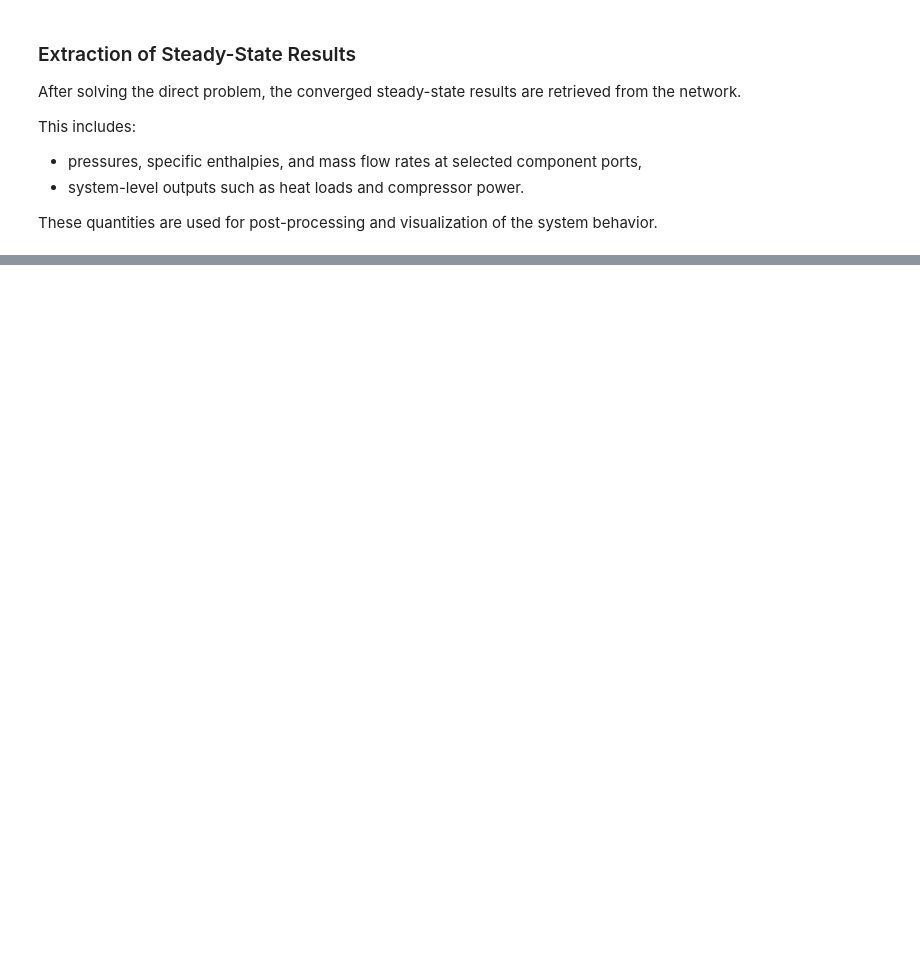
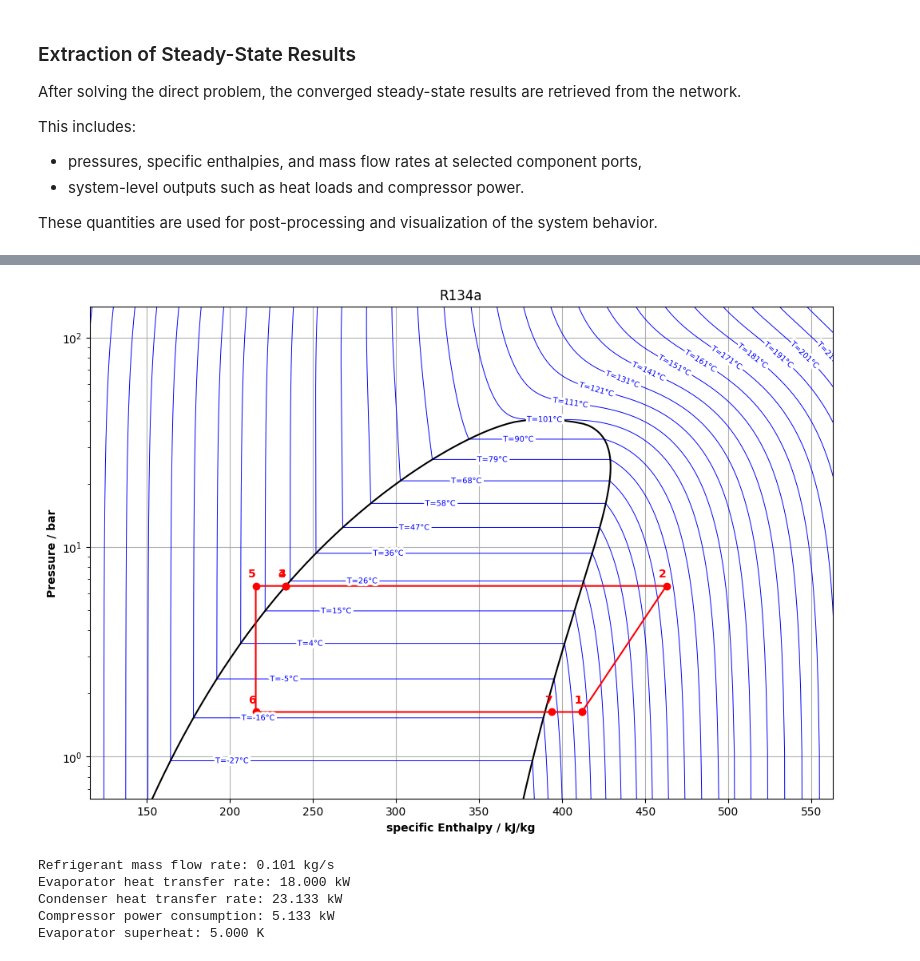
Before and after one commit to MircoGanz/th4din, a Jupyter notebook: main.ipynb, the cells around one changed output, grey strips where cells are left out. Cells and saved outputs as stored; diff of their text form; code cells hidden in the pictures; blank space fills up the shorter version.

```diff
--- a/main.ipynb
+++ b/main.ipynb
@@ -1222,28 +1463,53 @@ Residual norm = 2.085e+00, Obj = 5.032e+00
 # %%
-res_inv = net.get_results()
+res_invp = net.get_results()
 
-p1 = res_inv["ports"]["Comp"]["in"]["p"]
-p2 = res_inv["ports"]["Comp"]["out"]["p"]
-h1 = res_inv["ports"]["Comp"]["in"]["h"]
-h2 = res_inv["ports"]["Comp"]["out"]["h"]
+p1 = res_invp["ports"]["Comp"]["in"]["p"]
+p2 = res_invp["ports"]["Comp"]["out"]["p"]
+h1 = res_invp["ports"]["Comp"]["in"]["h"]
+h2 = res_invp["ports"]["Comp"]["out"]["h"]
 
-p3 = res_inv["ports"]["Cond"]["out_r"]["p"]
-h3 = res_inv["ports"]["Cond"]["out_r"]["h"]
+p3 = res_invp["ports"]["Cond"]["out_r"]["p"]
+h3 = res_invp["ports"]["Cond"]["out_r"]["h"]
 
-p4 = res_inv["ports"]["Rev"]["out"]["p"]
-h4 = res_inv["ports"]["Rev"]["out"]["h"]
+p4 = res_invp["ports"]["Rev"]["out"]["p"]
+h4 = res_invp["ports"]["Rev"]["out"]["h"]
 
-p5 = res_inv["ports"]["IHX"]["out_hot"]["p"]
-h5 = res_inv["ports"]["IHX"]["out_hot"]["h"]
+p5 = res_invp["ports"]["IHX"]["out_hot"]["p"]
+h5 = res_invp["ports"]["IHX"]["out_hot"]["h"]
 
-p6 = res_inv["ports"]["Exp"]["out"]["p"]
-h6 = res_inv["ports"]["Exp"]["out"]["h"]
+p6 = res_invp["ports"]["Exp"]["out"]["p"]
+h6 = res_invp["ports"]["Exp"]["out"]["h"]
 
-p7 = res_inv["ports"]["Evap"]["out_r"]["p"]
-h7 = res_inv["ports"]["Evap"]["out_r"]["h"]
+p7 = res_invp["ports"]["Evap"]["out_r"]["p"]
+h7 = res_invp["ports"]["Evap"]["out_r"]["h"]
 
+m_r = res_invp["ports"]["Comp"]["in"]["m"] # refrigerant mass flow rate
+
+Q_evap = res_invp["outputs"]["Evap"]["Q"]  # Evaporator heat transfer rate
+
+Q_cond = res_invp["outputs"]["Cond"]["Q"]  # condenser heat transfer rate
+
+P_comp = res_invp["outputs"]["Comp"]["P"]  # compressor power
+
+dTsh = res_invp["outputs"]["Evap"]["dTsh"] # evaporator superheat
 
 logph([[h1 * 1e-3, h2 * 1e-3, h3 * 1e-3, h4 * 1e-3, h5 * 1e-3, h6 * 1e-3, h7 * 1e-3, h1 * 1e-3]],
       [[p1 * 1e-5, p2 * 1e-5, p3 * 1e-5, p4 * 1e-5, p5 * 1e-5, p6 * 1e-5, p7 * 1e-5, p1 * 1e-5]],
       [[1, 2, 3, 4, 5, 6, 7, 1]],
       [net.fluid_loops[1]])
+
+# Print selected steady-state performance indicators of the system
+print(
+    f"Refrigerant mass flow rate: {m_r:.3f} kg/s\n"
+    f"Evaporator heat transfer rate: {Q_evap * 1e-3:.3f} kW\n"
+    f"Condenser heat transfer rate: {Q_cond * 1e-3:.3f} kW\n"
+    f"Compressor power consumption: {P_comp * 1e-3:.3f} kW\n"
+    f"Evaporator superheat: {dTsh:.3f} K"
+)
+# %% [output]
+[figure, added]
+Refrigerant mass flow rate: 0.101 kg/s
+Evaporator heat transfer rate: 18.000 kW
+Condenser heat transfer rate: 23.133 kW
+Compressor power consumption: 5.133 kW
+Evaporator superheat: 5.000 K
```
Also changed, not shown: parts of 17 cells of this notebook, 1 other file.
